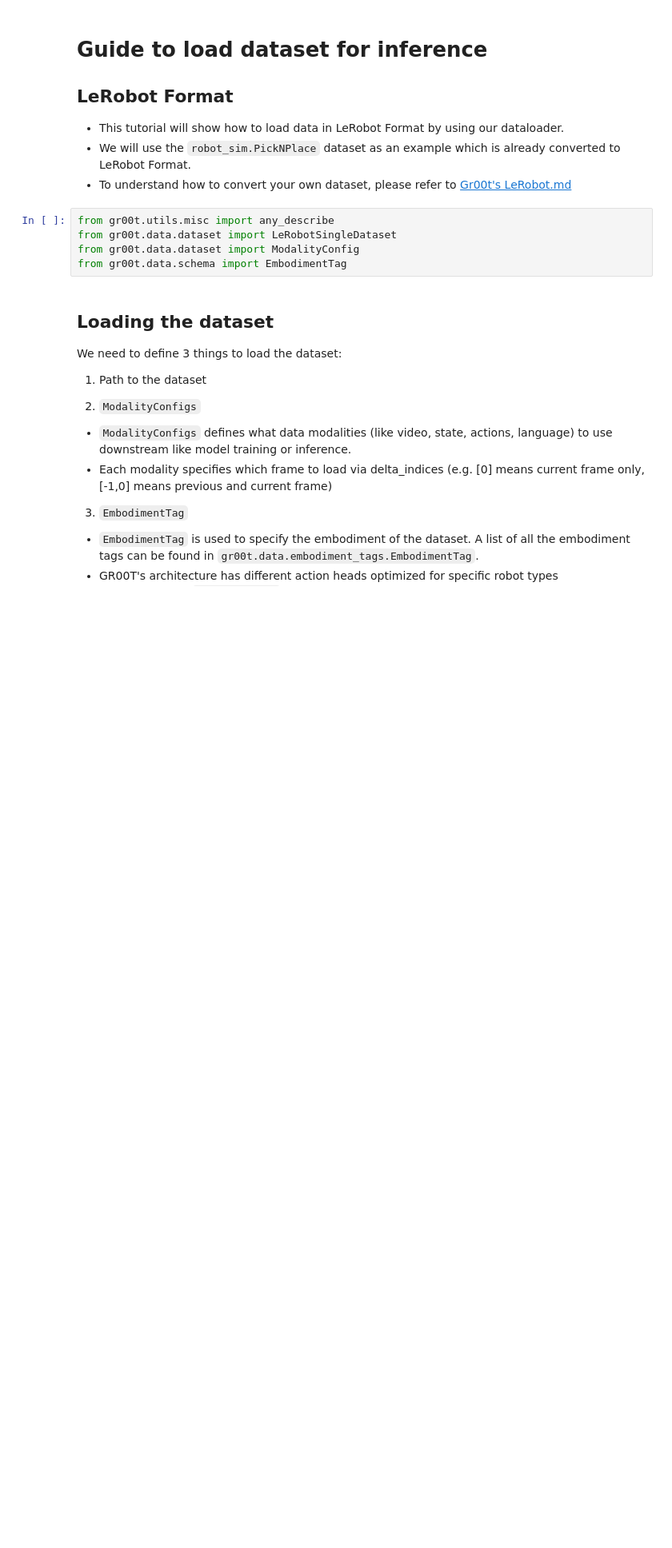
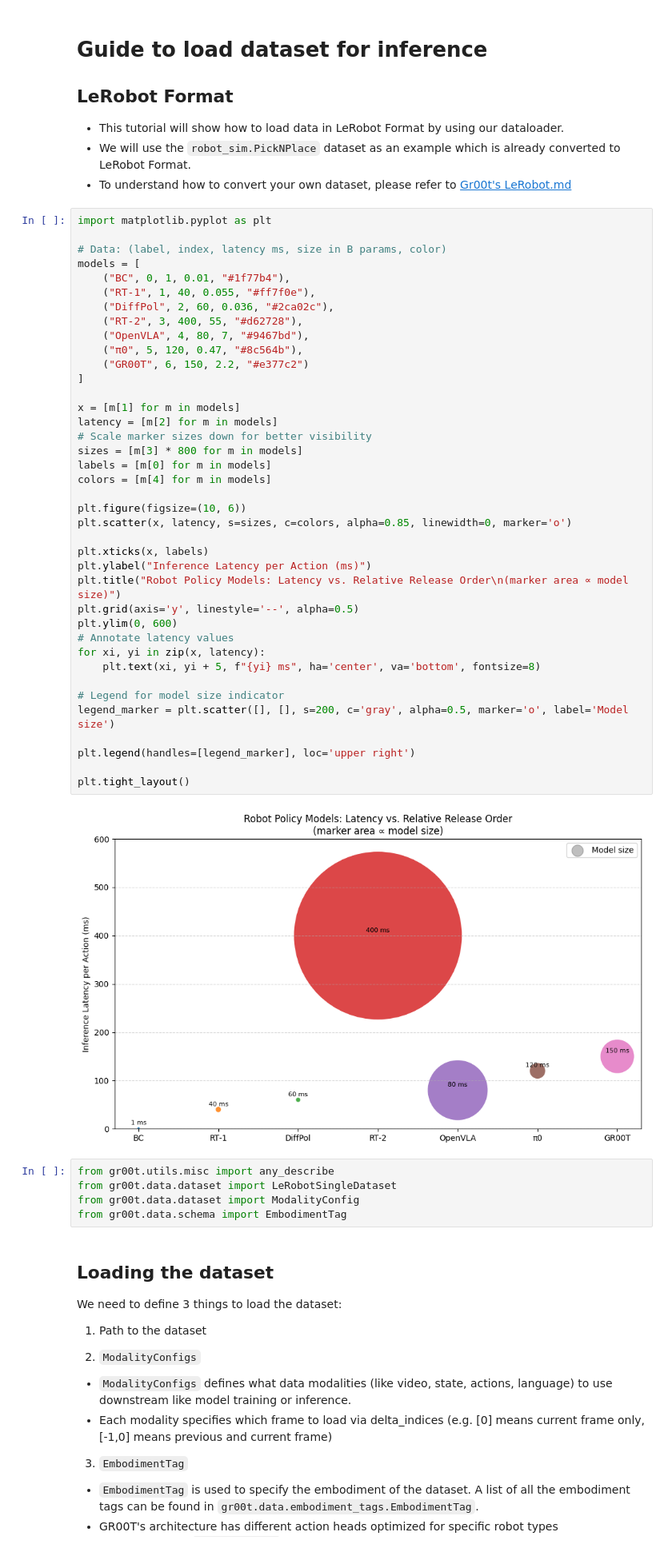
Before and after one commit to NVIDIA/Isaac-GR00T, a Jupyter notebook: debug/load_dataset.ipynb, the cells around one changed output. Shown at 80% size. Cells and saved outputs as stored; diff of their text form; blank space fills up the shorter version.

```diff
--- a/debug/load_dataset.ipynb
+++ b/debug/load_dataset.ipynb
@@ -7,6 +7,47 @@
 * This tutorial will show how to load data in LeRobot Format by using our dataloader.
 * We will use the `robot_sim.PickNPlace` dataset as an example which is already converted to LeRobot Format.
 * To understand how to convert your own dataset, please refer to [Gr00t's LeRobot.md](LeRobot_compatible_data_schema.md)
+# %%
+import matplotlib.pyplot as plt
+
+# Data: (label, index, latency ms, size in B params, color)
+models = [
+    ("BC", 0, 1, 0.01, "#1f77b4"),
+    ("RT‑1", 1, 40, 0.055, "#ff7f0e"),
+    ("DiffPol", 2, 60, 0.036, "#2ca02c"),
+    ("RT‑2", 3, 400, 55, "#d62728"),
+    ("OpenVLA", 4, 80, 7, "#9467bd"),
+    ("π0", 5, 120, 0.47, "#8c564b"),
+    ("GR00T", 6, 150, 2.2, "#e377c2")
+]
+
+x = [m[1] for m in models]
+latency = [m[2] for m in models]
+# Scale marker sizes down for better visibility
+sizes = [m[3] * 800 for m in models]
+labels = [m[0] for m in models]
+colors = [m[4] for m in models]
+
+plt.figure(figsize=(10, 6))
+plt.scatter(x, latency, s=sizes, c=colors, alpha=0.85, linewidth=0, marker='o')
+
+plt.xticks(x, labels)
+plt.ylabel("Inference Latency per Action (ms)")
+plt.title("Robot Policy Models: Latency vs. Relative Release Order\n(marker area ∝ model size)")
+plt.grid(axis='y', linestyle='--', alpha=0.5)
+plt.ylim(0, 600)
+# Annotate latency values
+for xi, yi in zip(x, latency):
+    plt.text(xi, yi + 5, f"{yi} ms", ha='center', va='bottom', fontsize=8)
+
+# Legend for model size indicator
+legend_marker = plt.scatter([], [], s=200, c='gray', alpha=0.5, marker='o', label='Model size')
+
+plt.legend(handles=[legend_marker], loc='upper right')
+
+plt.tight_layout()
+# %% [output]
+[figure, added]
 # %%
 from gr00t.utils.misc import any_describe
 from gr00t.data.dataset import LeRobotSingleDataset
```
Also changed, not shown: 2 other files.
